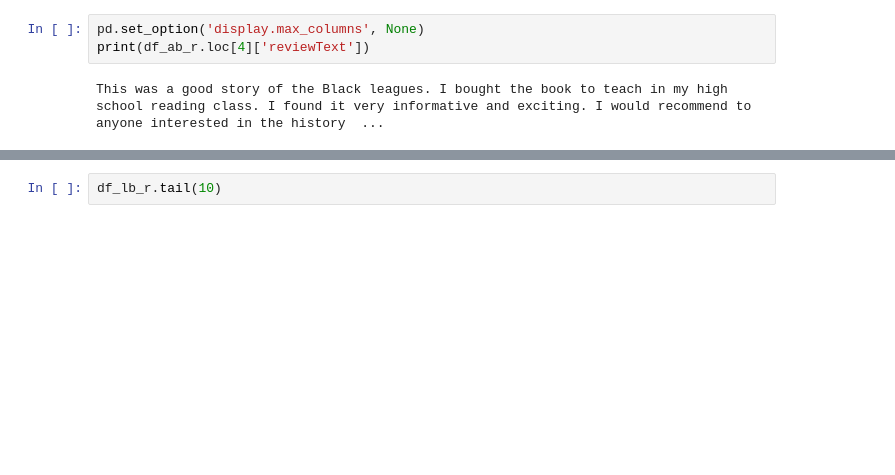
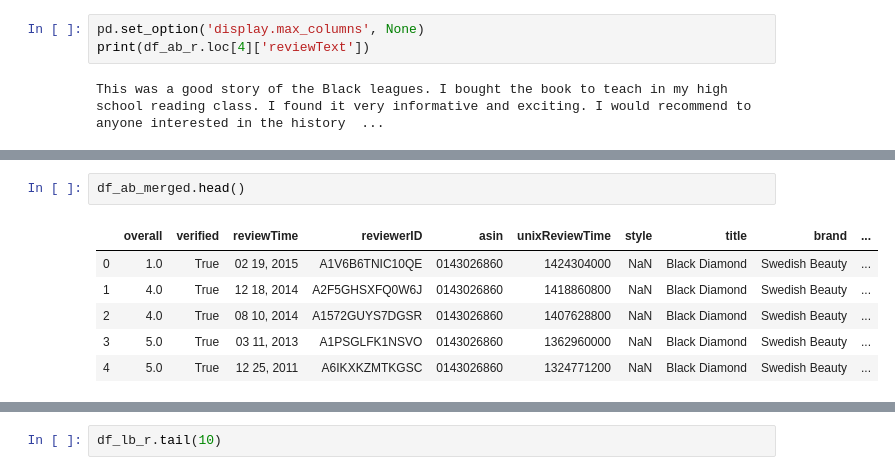
Before and after one commit to tunkymaestro/SMM635-Projects, a Jupyter notebook: Data/Data Visualisation - Group 9 MTP.ipynb, the cells around one changed output, grey strips where cells are left out. Saved outputs shown, nothing was run; the diff lists cells and outputs as text; blank space fills up the shorter version.

```diff
--- a/Data/Data Visualisation - Group 9 MTP.ipynb
+++ b/Data/Data Visualisation - Group 9 MTP.ipynb
@@ -81,0 +119,9 @@ df_lb_r = getDF('Luxury_Beauty.json.gz')
+# %%
+df_ab_merged.head()
+# %% [output]
+|  | overall | verified | reviewTime | reviewerID | asin | unixReviewTime | style | title | brand | ... |
+| 0 | 1.0 | True | 02 19, 2015 | A1V6B6TNIC10QE | 0143026860 | 1424304000 | NaN | Black Diamond | Swedish Beauty | ... |
+| 1 | 4.0 | True | 12 18, 2014 | A2F5GHSXFQ0W6J | 0143026860 | 1418860800 | NaN | Black Diamond | Swedish Beauty | ... |
+| 2 | 4.0 | True | 08 10, 2014 | A1572GUYS7DGSR | 0143026860 | 1407628800 | NaN | Black Diamond | Swedish Beauty | ... |
+| 3 | 5.0 | True | 03 11, 2013 | A1PSGLFK1NSVO | 0143026860 | 1362960000 | NaN | Black Diamond | Swedish Beauty | ... |
+| 4 | 5.0 | True | 12 25, 2011 | A6IKXKZMTKGSC | 0143026860 | 1324771200 | NaN | Black Diamond | Swedish Beauty | ... |
```
Also changed, not shown: parts of 13 cells of this notebook.
